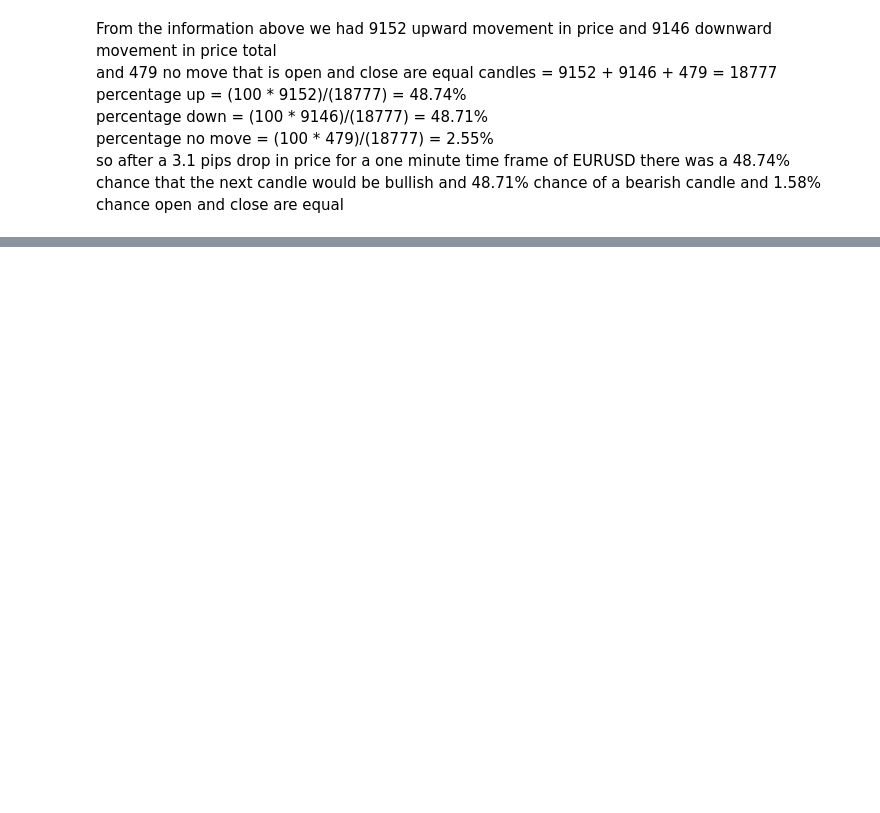
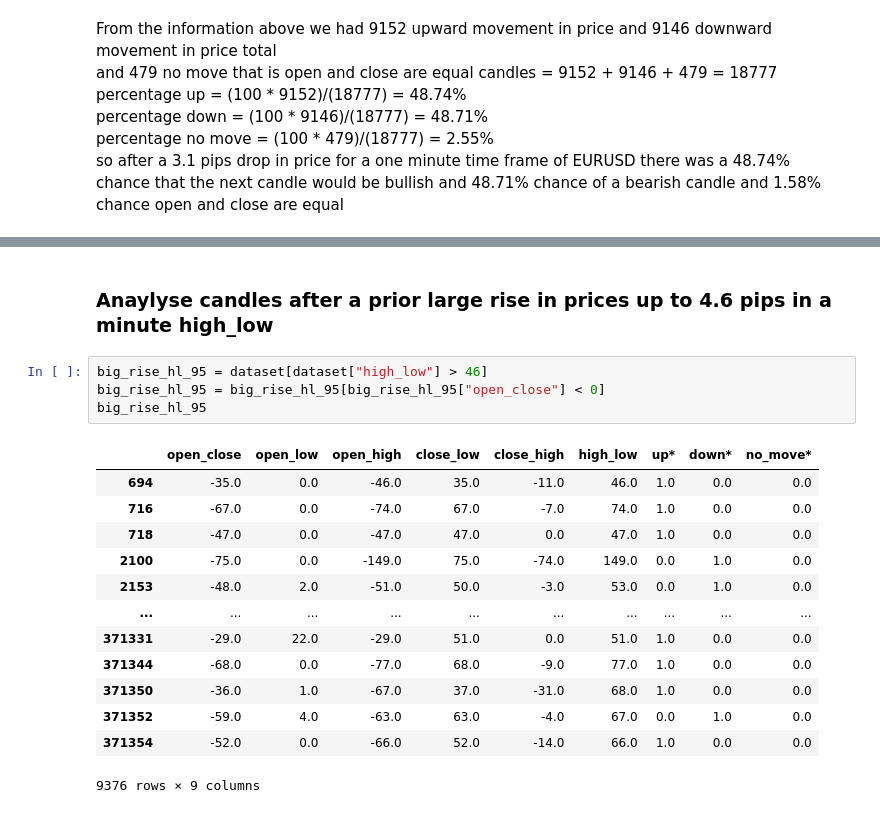
Before and after one commit to Joshuajee/binary-options-analysis, a Jupyter notebook: forex_stat_eurusd_m1_ohlc_binary_stat.ipynb, the cells around one changed output, grey strips where cells are left out. Cells and saved outputs as stored; diff of their text form; blank space fills up the shorter version.

```diff
--- a/forex_stat_eurusd_m1_ohlc_binary_stat.ipynb
+++ b/forex_stat_eurusd_m1_ohlc_binary_stat.ipynb
@@ -471,0 +577,20 @@ dtype: int64
+# %% [markdown]
+### Anaylyse candles after a prior large rise in prices up to 4.6 pips in a minute high_low
+# %%
+big_rise_hl_95 = dataset[dataset["high_low"] > 46]
+big_rise_hl_95 = big_rise_hl_95[big_rise_hl_95["open_close"] < 0]
+big_rise_hl_95
+# %% [output]
+|  | open_close | open_low | open_high | close_low | close_high | high_low | up* | down* | no_move* |
+| 694 | -35.0 | 0.0 | -46.0 | 35.0 | -11.0 | 46.0 | 1.0 | 0.0 | 0.0 |
+| 716 | -67.0 | 0.0 | -74.0 | 67.0 | -7.0 | 74.0 | 1.0 | 0.0 | 0.0 |
+| 718 | -47.0 | 0.0 | -47.0 | 47.0 | 0.0 | 47.0 | 1.0 | 0.0 | 0.0 |
+| 2100 | -75.0 | 0.0 | -149.0 | 75.0 | -74.0 | 149.0 | 0.0 | 1.0 | 0.0 |
+| 2153 | -48.0 | 2.0 | -51.0 | 50.0 | -3.0 | 53.0 | 0.0 | 1.0 | 0.0 |
+| ... | ... | ... | ... | ... | ... | ... | ... | ... | ... |
+| 371331 | -29.0 | 22.0 | -29.0 | 51.0 | 0.0 | 51.0 | 1.0 | 0.0 | 0.0 |
+| 371344 | -68.0 | 0.0 | -77.0 | 68.0 | -9.0 | 77.0 | 1.0 | 0.0 | 0.0 |
+| 371350 | -36.0 | 1.0 | -67.0 | 37.0 | -31.0 | 68.0 | 1.0 | 0.0 | 0.0 |
+| 371352 | -59.0 | 4.0 | -63.0 | 63.0 | -4.0 | 67.0 | 0.0 | 1.0 | 0.0 |
+| 371354 | -52.0 | 0.0 | -66.0 | 52.0 | -14.0 | 66.0 | 1.0 | 0.0 | 0.0 |
+9376 rows × 9 columns
```
Also changed, not shown: parts of 36 cells of this notebook.
